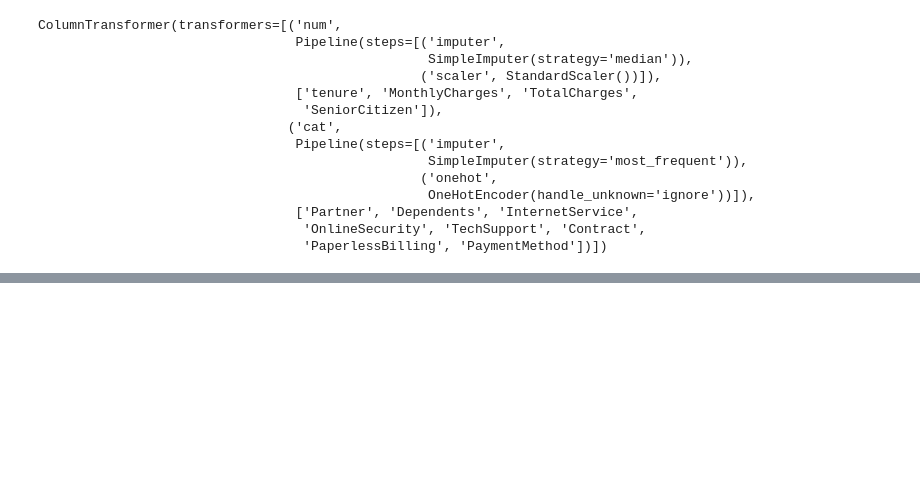
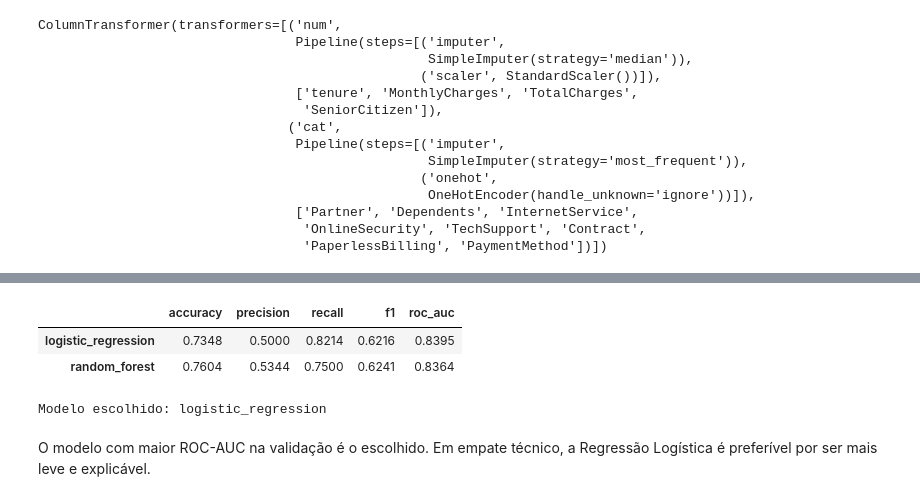
Before and after one commit to jhonatanalves/projeto_final_modulo2_sctec, a Jupyter notebook: notebooks/01_treinamento.ipynb, the cells around one changed output, grey strips where cells are left out. Cells and saved outputs as stored; diff of their text form; code cells hidden in the pictures; blank space fills up the shorter version.

Commit message:
implementa treino e seleção do modelo

```diff
--- a/notebooks/01_treinamento.ipynb
+++ b/notebooks/01_treinamento.ipynb
@@ -149,0 +158,44 @@ ColumnTransformer(transformers=[('num',
+# %%
+from sklearn.ensemble import RandomForestClassifier
+from sklearn.linear_model import LogisticRegression
+from sklearn.metrics import (accuracy_score, f1_score, precision_score,
+                             recall_score, roc_auc_score)
+
+
+def evaluate(pipeline, X, y, threshold=0.5) -> dict:
+    proba = pipeline.predict_proba(X)[:, 1]
+    pred = (proba >= threshold).astype(int)
+    return {
+        "accuracy": round(accuracy_score(y, pred), 4),
+        "precision": round(precision_score(y, pred), 4),
+        "recall": round(recall_score(y, pred), 4),
+        "f1": round(f1_score(y, pred), 4),
+        "roc_auc": round(roc_auc_score(y, proba), 4),
+    }
+
+
+candidates = {
+    "logistic_regression": LogisticRegression(max_iter=1000, class_weight="balanced"),
+    "random_forest": RandomForestClassifier(n_estimators=300, min_samples_leaf=5,
+                                            class_weight="balanced",
+                                            random_state=RANDOM_STATE, n_jobs=-1),
+}
+
+val_results = {}
+for name, estimator in candidates.items():
+    pipe = Pipeline([("preprocessor", build_preprocessor()), ("model", estimator)])
+    pipe.fit(X_train, y_train)
+    val_results[name] = evaluate(pipe, X_val, y_val)
+
+pd.DataFrame(val_results).T
+# %% [output]
+|  | accuracy | precision | recall | f1 | roc_auc |
+| logistic_regression | 0.7348 | 0.5000 | 0.8214 | 0.6216 | 0.8395 |
+| random_forest | 0.7604 | 0.5344 | 0.7500 | 0.6241 | 0.8364 |
+# %%
+best_name = max(val_results, key=lambda n: val_results[n]["roc_auc"])
+print("Modelo escolhido:", best_name)
+# %% [output]
+Modelo escolhido: logistic_regression
+# %% [markdown]
+O modelo com maior ROC-AUC na validação é o escolhido. Em empate técnico, a Regressão Logística é preferível por ser mais leve e explicável.
```
Also changed, not shown: parts of 1 cell of this notebook.
